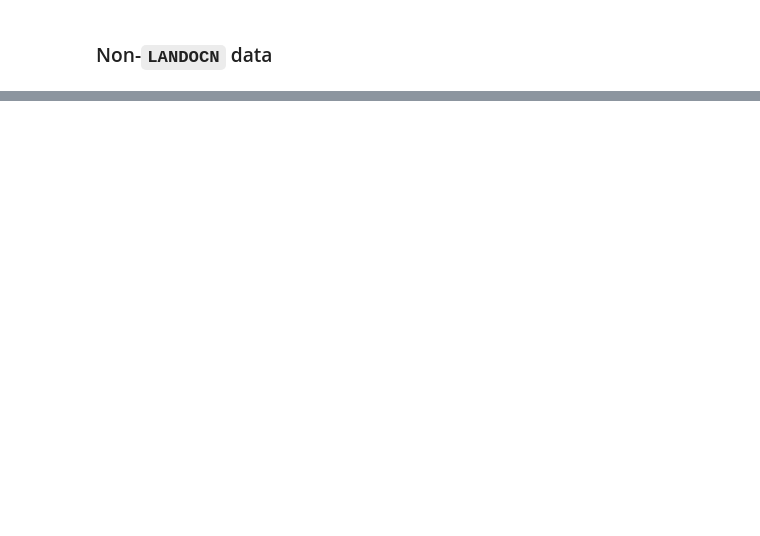
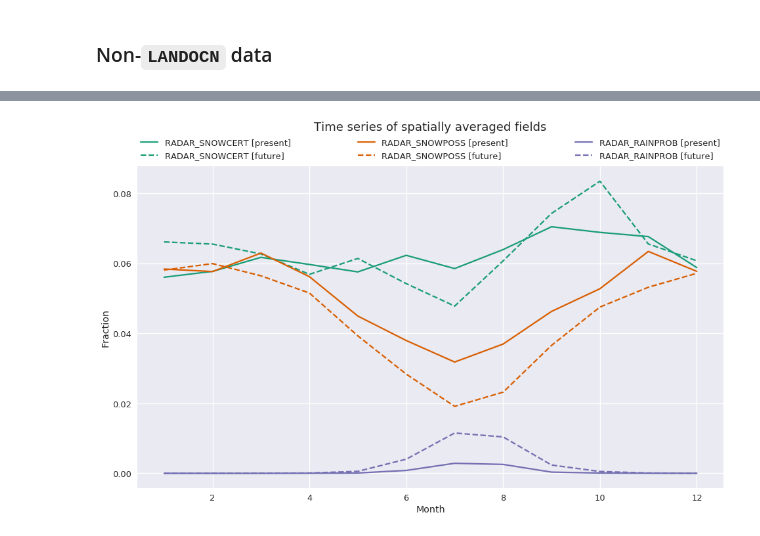
Before and after one commit to dcamron/cosp-explore, a Jupyter notebook: notebooks/compare.ipynb, the cells around one changed output, grey strips where cells are left out. Cells and saved outputs as stored; diff of their text form; code cells hidden in the pictures; blank space fills up the shorter version.

```diff
--- a/notebooks/compare.ipynb
+++ b/notebooks/compare.ipynb
@@ -202,0 +308,28 @@ ds_lo_pres['RADAR_SNOWCERT'].groupby('time.month').mean('time')
+# %%
+ds_pres_w = (ds_pres[[var for var in model_vars]] * ms.values * w).sum('lat').sum('lon') / 2
+ds_fut_w = (ds_fut[[var for var in model_vars]] * ms.values * w).sum('lat').sum('lon') / 2
+# %%
+f, ax = plt.subplots(figsize=(16, 9))
+
+for i, x in enumerate(zip(model_vars, obs_vars)):
+    (ds_pres_w[x[0]]
+     .groupby('time.month').mean('time')
+     .plot(ax=ax, label=('%s [present]' % x[0]),
+           color=sns.color_palette('Dark2', len(model_vars))[i])
+    )
+
+    (ds_fut_w[x[0]]
+     .groupby('time.month').mean('time')
+     .plot(ax=ax, label=('%s [future]' % x[0]), linestyle='dashed',
+           color=sns.color_palette('Dark2', len(model_vars))[i])
+    )
+
+ax.legend(bbox_to_anchor=(0., 1.01, 1., .101), loc=3,
+           ncol=len(model_vars), mode="expand", borderaxespad=0.)
+ax.set_ylabel('Fraction')
+ax.set_xlabel('Month')
+ax.set_title('Time series of spatially averaged fields', y=1.1, fontsize=18)
+
+f.savefig('../figures/compare/GIS-average_tseries.png')
+# %% [output]
+[figure, added]
```
Also changed, not shown: parts of 4 cells of this notebook, 8 other files.
